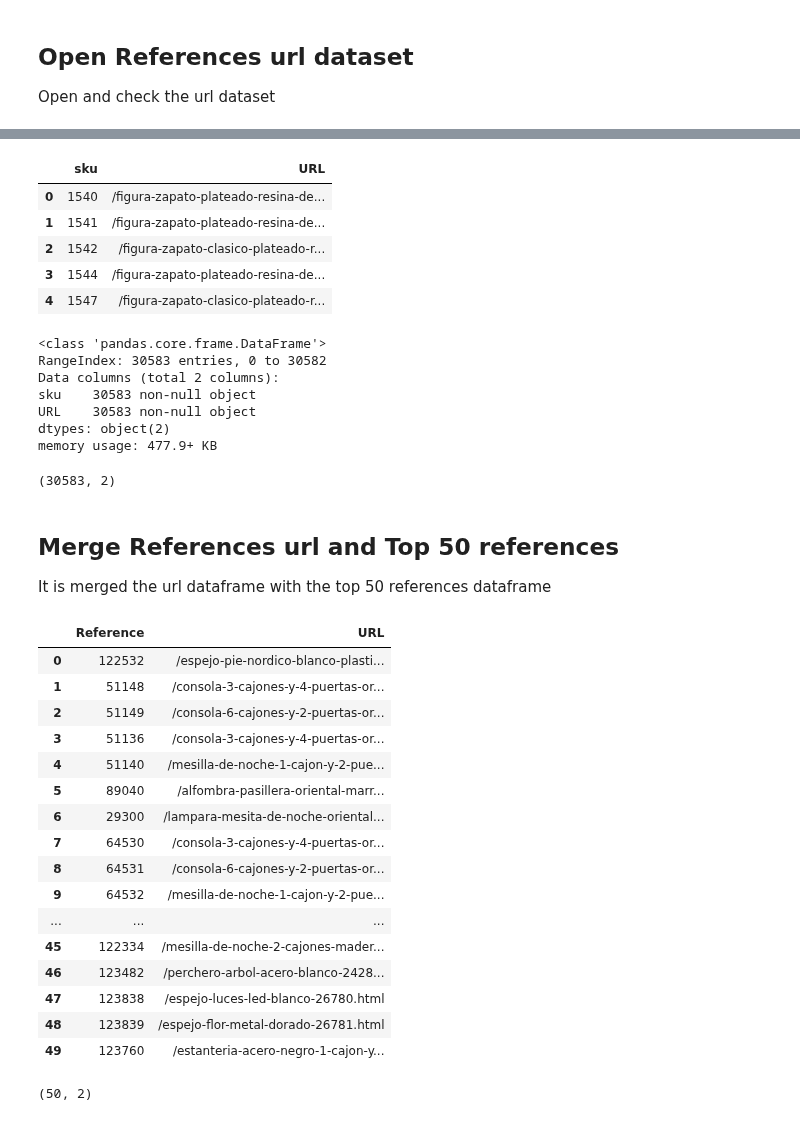
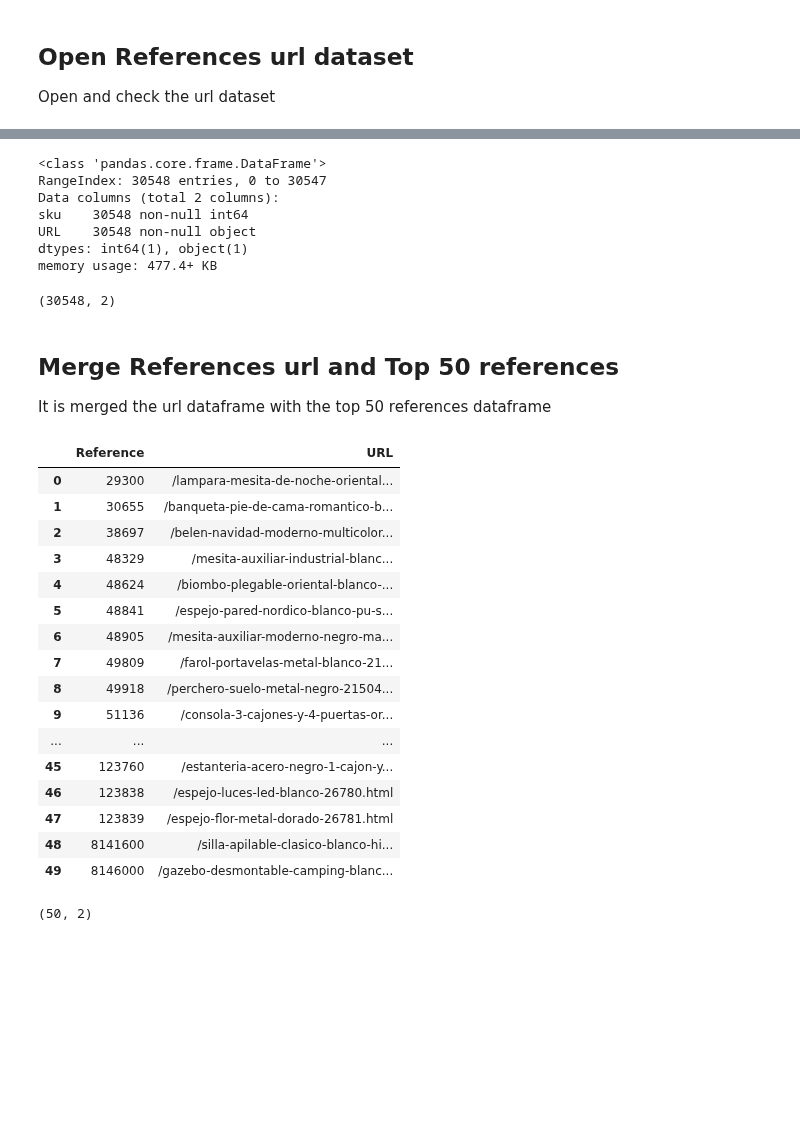
Before and after one commit to trimiguel/tfm, a Jupyter notebook: shopping/notebook/DATA_top_references_selection.ipynb, the cells around one changed output, grey strips where cells are left out. Saved outputs shown, nothing was run; the diff lists cells and outputs as text; code cells hidden in the pictures; blank space fills up the shorter version.

```diff
--- a/shopping/notebook/DATA_top_references_selection.ipynb
+++ b/shopping/notebook/DATA_top_references_selection.ipynb
@@ -68,16 +75,19 @@ os.chdir(path)
 # Functions
 In this chapter is run the functions used in this notebook.
 # %%
-def open_bw(file, sheet_name, path_file):
+def open_bw(file, path_file):
 
     #open the file xlsx
-    df_bw = pd.read_excel(path_file + file, sheet_name)
+    df_bw = pd.read_csv(path_file + file, delimiter = ';', error_bad_lines=False)
 
     #rename the file columns correctly
     df_bw = df_bw.rename(index=str, columns={'Referencia':'Reference', 'T Día natural':'Date',
                                              'Valor neto pedidos':'Net_Incomes',
                                              'Cantidad en unidades (pedidos)':'Units_sold'})
 
+    #replace
+    df_bw['Net_Incomes'] = df_bw['Net_Incomes'].str.replace('.','').str.replace(',','.').astype(float)
+
     #date columns to specific datetime format
     df_bw['Date'] = pd.to_datetime(df_bw['Date'], format = '%d.%m.%Y')
 
@@ -112,7 +122,7 @@ In this section, it is loaded the transactional information from the company in
 Firstly, it is loaded the BW data with a function
 # %%
 #open the file
-df_bw = open_bw('BW.xlsx', 'BW', './data/raw/bw/')
+df_bw = open_bw('BW.csv', './data/raw/bw/')
 # %% [markdown]
 After that, it is checked the data:
 # %%
@@ -411,4 +429,7 @@ Open and check the url dataset
 path_url_raw = './data/raw/url/'
 
 #open 'reference url' dataset
-df_url = pd.read_excel(path_url_raw + 'references_url.xlsx', sheet_name='URL')
+df_url = pd.read_csv(path_url_raw + 'references_url.csv', delimiter = ';', error_bad_lines=False)
+
+#head
+df_url.head(5)
@@ -415,60 +443,55 @@ df_url = pd.read_excel(path_url_raw + 'references_url.xlsx', sheet_name='URL')
-# %%
-df_url.head(5)
-# %% [output]
-|  | sku | URL |
-| 0 | 1540 | /figura-zapato-plateado-resina-de... |
-| 1 | 1541 | /figura-zapato-plateado-resina-de... |
-| 2 | 1542 | /figura-zapato-clasico-plateado-r... |
-| 3 | 1544 | /figura-zapato-plateado-resina-de... |
-| 4 | 1547 | /figura-zapato-clasico-plateado-r... |
 # %%
 df_url.info()
 # %% [output]
 <class 'pandas.core.frame.DataFrame'>
-RangeIndex: 30583 entries, 0 to 30582
+RangeIndex: 30548 entries, 0 to 30547
 Data columns (total 2 columns):
-sku    30583 non-null object
-URL    30583 non-null object
-dtypes: object(2)
-memory usage: 477.9+ KB
+sku    30548 non-null int64
+URL    30548 non-null object
+dtypes: int64(1), object(1)
+memory usage: 477.4+ KB
 # %%
 df_url.shape
 # %% [output]
-(30583, 2)
+(30548, 2)
 # %% [markdown]
 <a name='merge_url_top50'></a>
 ## Merge References url and Top 50 references
 It is merged the url dataframe with the top 50 references dataframe
 # %%
+df_url['sku'] = df_url['sku'].astype(float)
+
+
 #merge data
 merge_url = df_url.merge(df_top_50,
            how='inner',
            left_on=['sku'],
            right_on=['Reference'])
 
 #select column of interest
 columns_interest = ['Reference', 'URL']
 merge_url = merge_url[columns_interest]
+
+#head
+merge_url
+# %% [output]
+|  | Reference | URL |
+| 0 | 29300 | /lampara-mesita-de-noche-oriental... |
+| 1 | 30655 | /banqueta-pie-de-cama-romantico-b... |
+| 2 | 38697 | /belen-navidad-moderno-multicolor... |
+| 3 | 48329 | /mesita-auxiliar-industrial-blanc... |
+| 4 | 48624 | /biombo-plegable-oriental-blanco-... |
+| 5 | 48841 | /espejo-pared-nordico-blanco-pu-s... |
+| 6 | 48905 | /mesita-auxiliar-moderno-negro-ma... |
+| 7 | 49809 | /farol-portavelas-metal-blanco-21... |
+| 8 | 49918 | /perchero-suelo-metal-negro-21504... |
+| 9 | 51136 | /consola-3-cajones-y-4-puertas-or... |
+| ... | ... | ... |
+| 45 | 123760 | /estanteria-acero-negro-1-cajon-y... |
+| 46 | 123838 | /espejo-luces-led-blanco-26780.html |
+| 47 | 123839 | /espejo-flor-metal-dorado-26781.html |
+| 48 | 8141600 | /silla-apilable-clasico-blanco-hi... |
+| 49 | 8146000 | /gazebo-desmontable-camping-blanc... |
-# %%
-merge_url
-# %% [output]
-|  | Reference | URL |
-| 0 | 122532 | /espejo-pie-nordico-blanco-plasti... |
-| 1 | 51148 | /consola-3-cajones-y-4-puertas-or... |
-| 2 | 51149 | /consola-6-cajones-y-2-puertas-or... |
-| 3 | 51136 | /consola-3-cajones-y-4-puertas-or... |
-| 4 | 51140 | /mesilla-de-noche-1-cajon-y-2-pue... |
-| 5 | 89040 | /alfombra-pasillera-oriental-marr... |
-| 6 | 29300 | /lampara-mesita-de-noche-oriental... |
-| 7 | 64530 | /consola-3-cajones-y-4-puertas-or... |
-| 8 | 64531 | /consola-6-cajones-y-2-puertas-or... |
-| 9 | 64532 | /mesilla-de-noche-1-cajon-y-2-pue... |
-| ... | ... | ... |
-| 45 | 122334 | /mesilla-de-noche-2-cajones-mader... |
-| 46 | 123482 | /perchero-arbol-acero-blanco-2428... |
-| 47 | 123838 | /espejo-luces-led-blanco-26780.html |
-| 48 | 123839 | /espejo-flor-metal-dorado-26781.html |
-| 49 | 123760 | /estanteria-acero-negro-1-cajon-y... |
 # %%
 merge_url.shape
 # %% [output]
```
Also changed, not shown: parts of 11 cells of this notebook, 12 other files.
